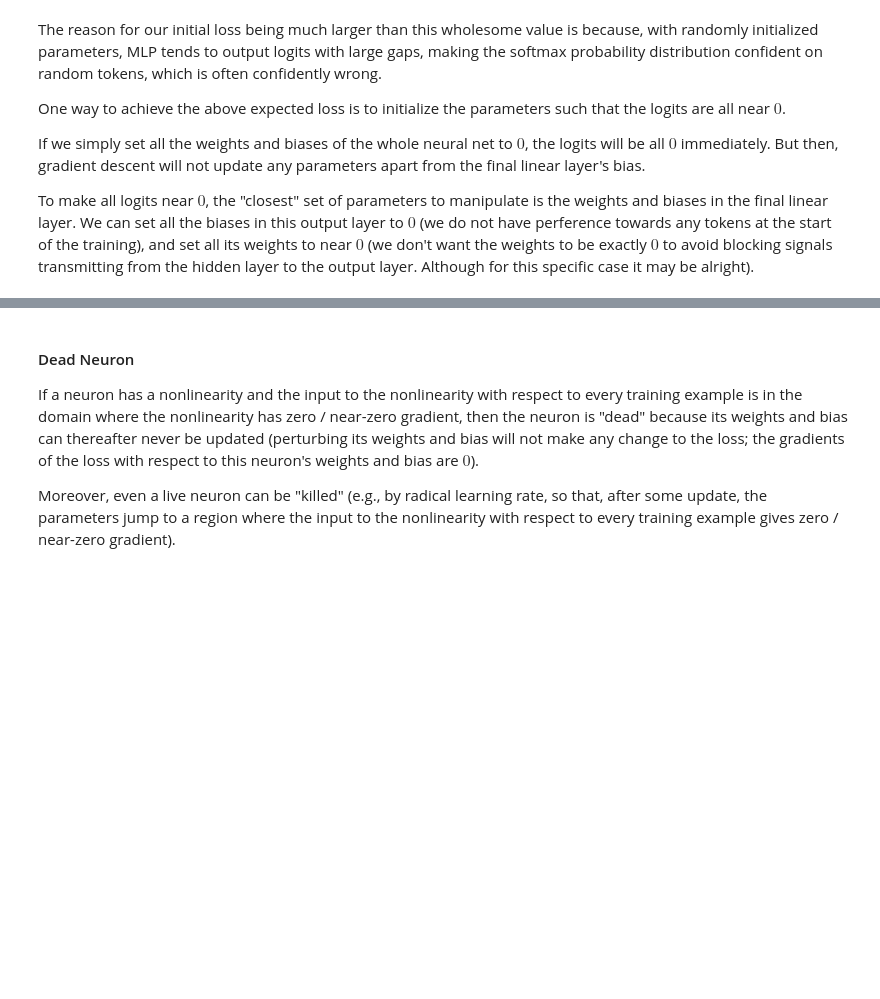
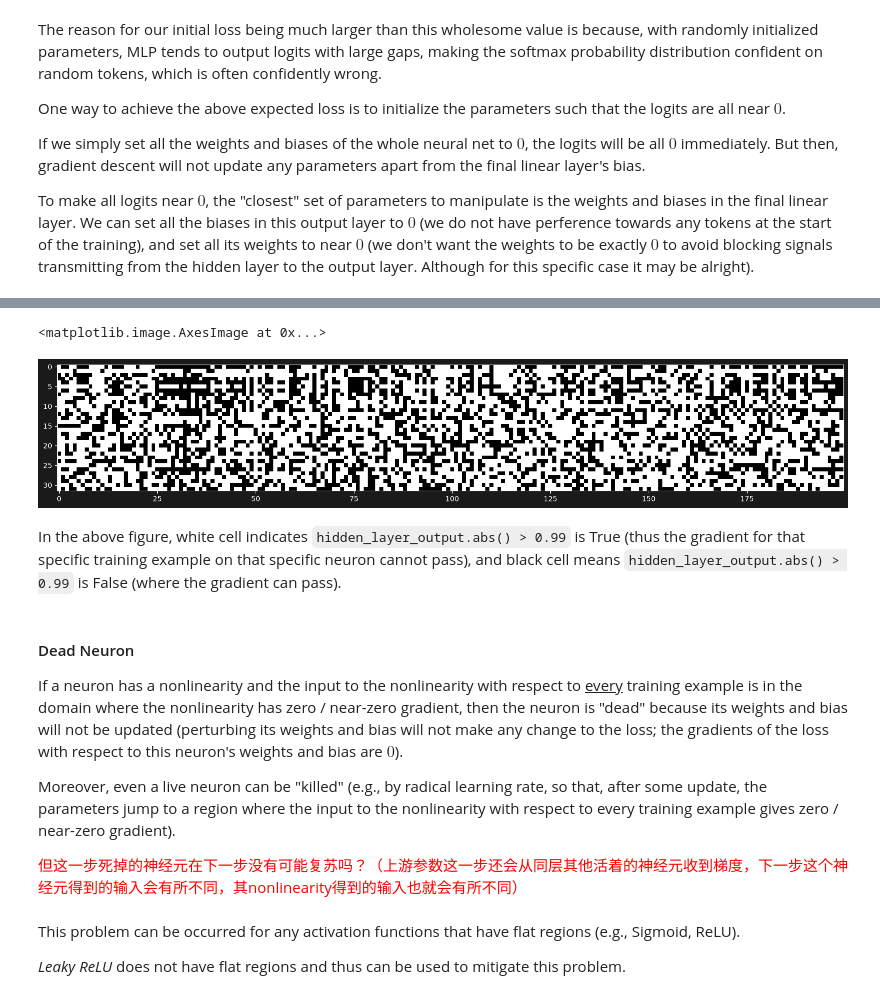
Before and after one commit to IQ404/my-MLP, a Jupyter notebook: mlp_2.ipynb, the cells around one changed output, grey strips where cells are left out. Drawn from its saved outputs; the diff is of its cells as text; code cells hidden in the pictures; blank space fills up the shorter version.

```diff
--- a/mlp_2.ipynb
+++ b/mlp_2.ipynb
@@ -346,6 +395,20 @@ Here, `self.grad` is the gradient that the $tanh$ node pushes to its input (the
+# %%
+plt.figure(figsize=(20,10))
+plt.imshow(hidden_layer_output.abs() > 0.99, cmap='gray', interpolation='nearest')
+# %% [output]
+<matplotlib.image.AxesImage at 0x...>
+[figure, added]
+# %% [markdown]
+In the above figure, white cell indicates `hidden_layer_output.abs() > 0.99` is True (thus the gradient for that specific training example on that specific neuron cannot pass), and black cell means `hidden_layer_output.abs() > 0.99` is False (where the gradient can pass).
 # %% [markdown]
 #### Dead Neuron
 
-If a neuron has a nonlinearity and the input to the nonlinearity with respect to every training example is in the domain where the nonlinearity has zero / near-zero gradient, then the neuron is "dead" because its weights and bias can thereafter never be updated (perturbing its weights and bias will not make any change to the loss; the gradients of the loss with respect to this neuron's weights and bias are $0$).
+If a neuron has a nonlinearity and the input to the nonlinearity with respect to <ins>every</ins> training example is in the domain where the nonlinearity has zero / near-zero gradient, then the neuron is "dead" because its weights and bias will not be updated (perturbing its weights and bias will not make any change to the loss; the gradients of the loss with respect to this neuron's weights and bias are $0$).
 
 Moreover, even a live neuron can be "killed" (e.g., by radical learning rate, so that, after some update, the parameters jump to a region where the input to the nonlinearity with respect to every training example gives zero / near-zero gradient).
+
+<span style="color:red">但这一步死掉的神经元在下一步没有可能复苏吗？（上游参数这一步还会从同层其他活着的神经元收到梯度，下一步这个神经元得到的输入会有所不同，其nonlinearity得到的输入也就会有所不同）</span>
+# %% [markdown]
+This problem can be occurred for any activation functions that have flat regions (e.g., Sigmoid, ReLU).
+
+*Leaky ReLU* does not have flat regions and thus can be used to mitigate this problem.
```
Also changed, not shown: parts of 15 cells of this notebook, 1 other file.
